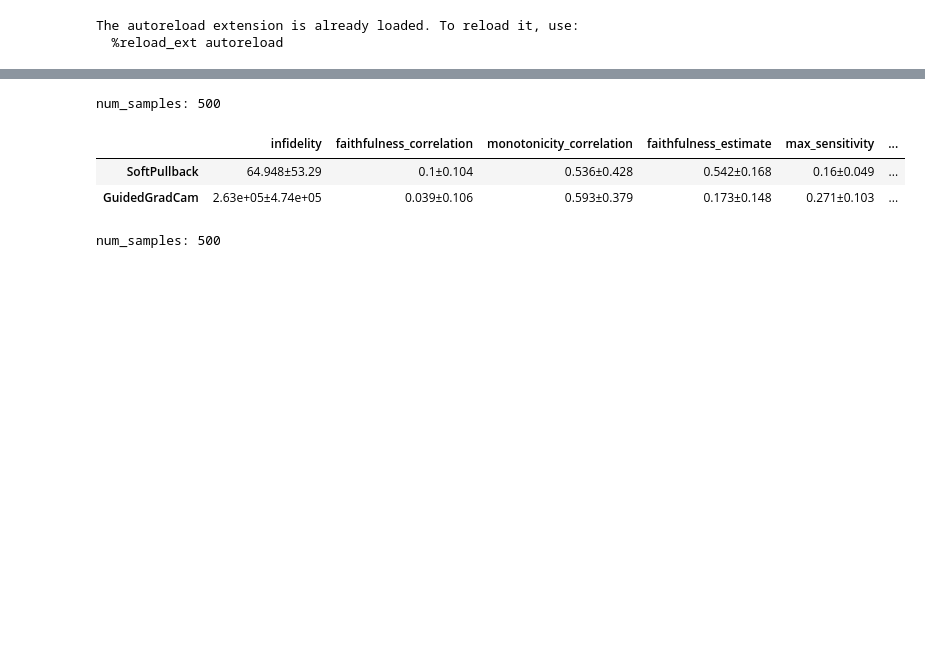
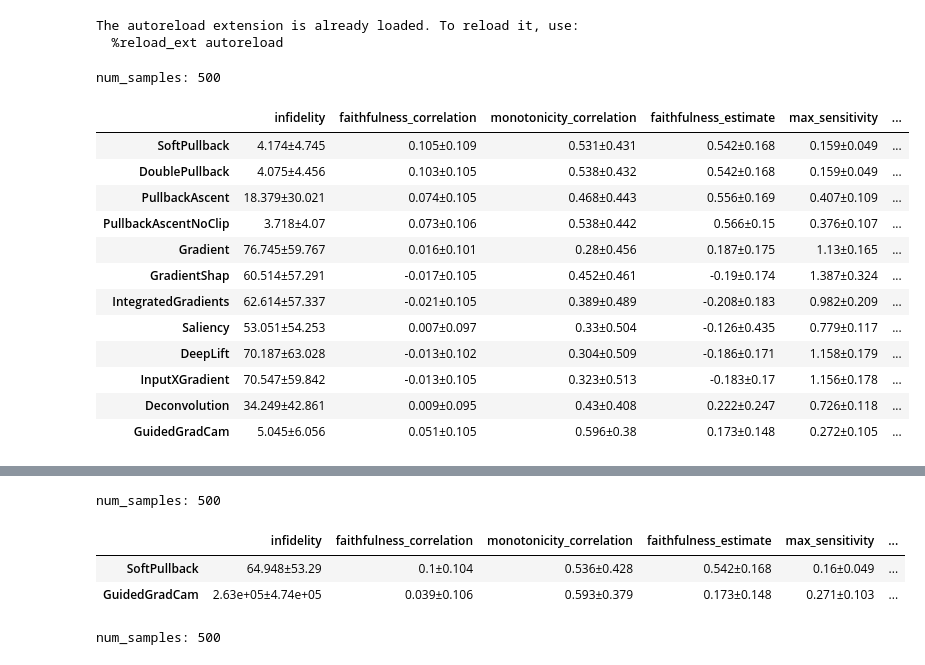
Before and after one commit to 314-Foundation/SemanticPullbacks, a Jupyter notebook: notebooks/verify_results.ipynb, the cells around one changed output, grey strips where cells are left out. Cells and saved outputs as stored; diff of their text form; code cells hidden in the pictures; blank space fills up the shorter version.

```diff
--- a/notebooks/verify_results.ipynb
+++ b/notebooks/verify_results.ipynb
@@ -25,3 +25,23 @@ from lib.evaluator import QuantusEvaluator, default_explainers, default_metrics
 # %% [output]
 The autoreload extension is already loaded. To reload it, use:
   %reload_ext autoreload
+# %%
+loaded_df_resnet = QuantusEvaluator.load_results(f"results/quantus_resnet_inet_20_25_infidelity_resnet50")
+print("num_samples:", len(loaded_df_resnet.iloc[0].iloc[0]))
+summary_resnet = QuantusEvaluator.summarize_results(loaded_df_resnet)
+summary_resnet
+# %% [output]
+num_samples: 500
+|  | infidelity | faithfulness_correlation | monotonicity_correlation | faithfulness_estimate | max_sensitivity | ... |
+| SoftPullback | 4.174±4.745 | 0.105±0.109 | 0.531±0.431 | 0.542±0.168 | 0.159±0.049 | ... |
+| DoublePullback | 4.075±4.456 | 0.103±0.105 | 0.538±0.432 | 0.542±0.168 | 0.159±0.049 | ... |
+| PullbackAscent | 18.379±30.021 | 0.074±0.105 | 0.468±0.443 | 0.556±0.169 | 0.407±0.109 | ... |
+| PullbackAscentNoClip | 3.718±4.07 | 0.073±0.106 | 0.538±0.442 | 0.566±0.15 | 0.376±0.107 | ... |
+| Gradient | 76.745±59.767 | 0.016±0.101 | 0.28±0.456 | 0.187±0.175 | 1.13±0.165 | ... |
+| GradientShap | 60.514±57.291 | -0.017±0.105 | 0.452±0.461 | -0.19±0.174 | 1.387±0.324 | ... |
+| IntegratedGradients | 62.614±57.337 | -0.021±0.105 | 0.389±0.489 | -0.208±0.183 | 0.982±0.209 | ... |
+| Saliency | 53.051±54.253 | 0.007±0.097 | 0.33±0.504 | -0.126±0.435 | 0.779±0.117 | ... |
+| DeepLift | 70.187±63.028 | -0.013±0.102 | 0.304±0.509 | -0.186±0.171 | 1.158±0.179 | ... |
+| InputXGradient | 70.547±59.842 | -0.013±0.105 | 0.323±0.513 | -0.183±0.17 | 1.156±0.178 | ... |
+| Deconvolution | 34.249±42.861 | 0.009±0.095 | 0.43±0.408 | 0.222±0.247 | 0.726±0.118 | ... |
+| GuidedGradCam | 5.045±6.056 | 0.051±0.105 | 0.596±0.38 | 0.173±0.148 | 0.272±0.105 | ... |
```
Also changed, not shown: parts of 5 cells of this notebook, 6 other files.
